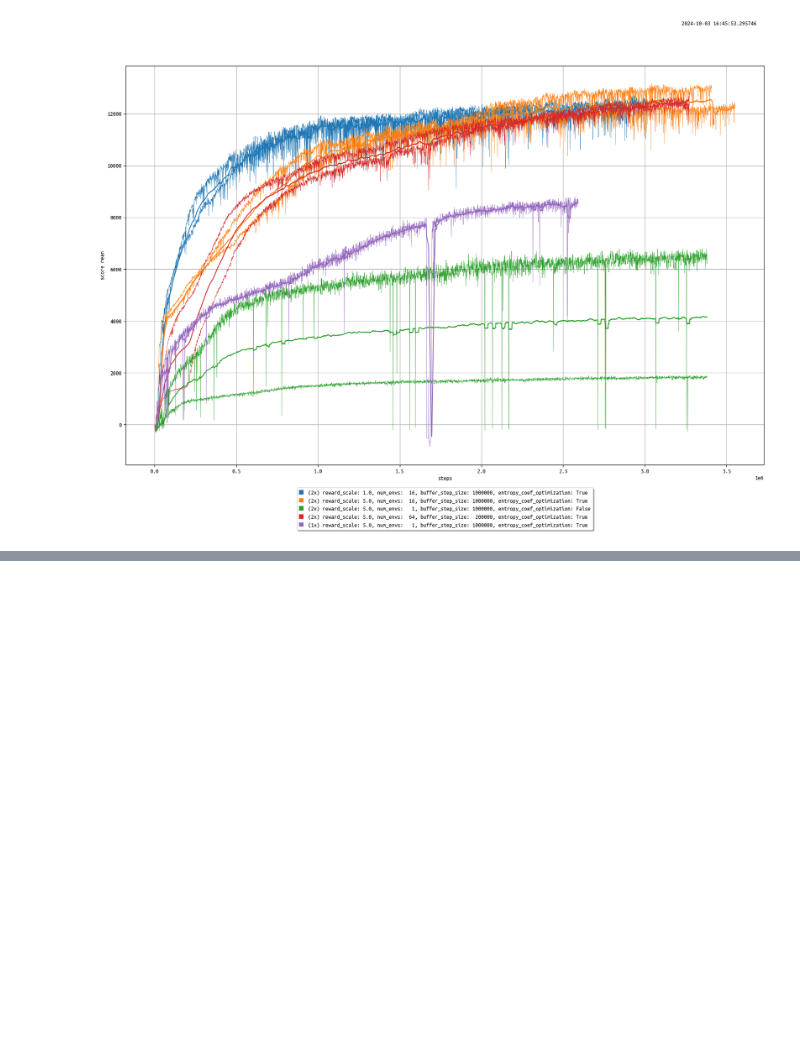
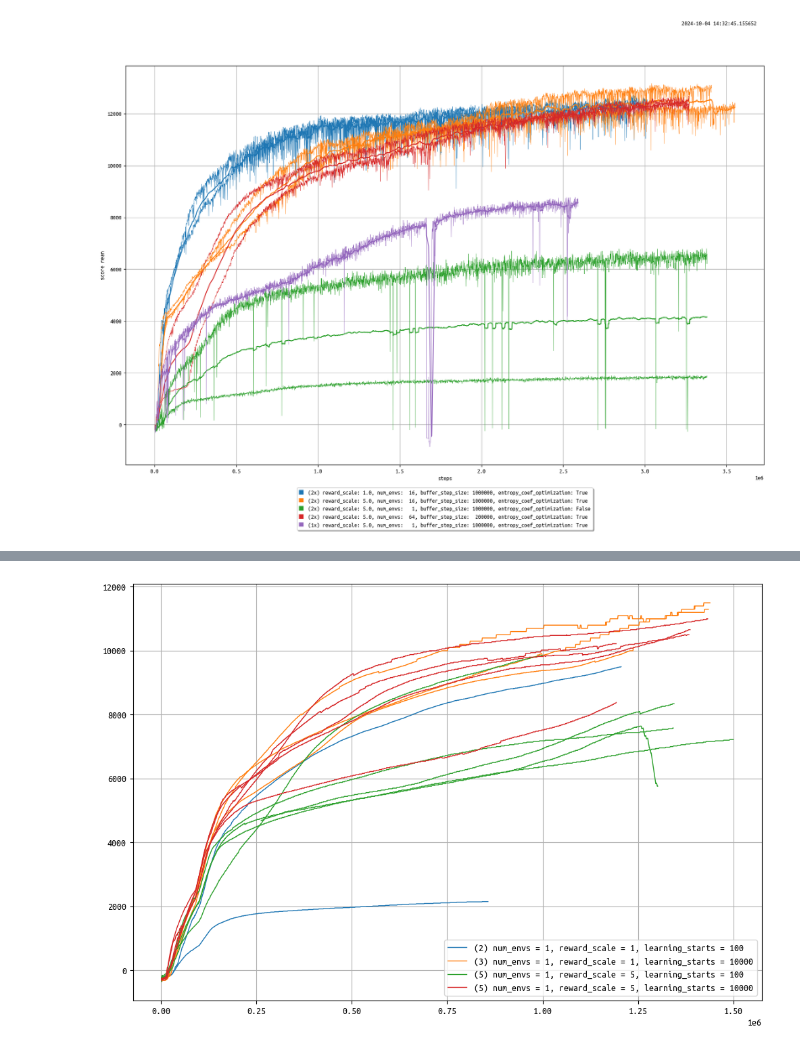
Before and after one commit to brn-dev/pytorch-repository, a Jupyter notebook: notebooks/analysis.ipynb, the cells around one changed output, grey strips where cells are left out. Cells and saved outputs as stored; diff of their text form; code cells hidden in the pictures; blank space fills up the shorter version.

```diff
--- a/notebooks/analysis.ipynb
+++ b/notebooks/analysis.ipynb
@@ -294,0 +295,89 @@ ax.legend(loc='lower right', fancybox=True)
+# %%
+from collections import defaultdict
+from matplotlib.lines import Line2D
+import re
+import matplotlib.pyplot as plt
+
+fig, ax = plt.subplots(figsize=(12, 8))
+line2d: Optional[Line2D] = None
+
+entries_by_label: defaultdict[str, list[list[dict]]] = defaultdict(lambda: [])
+
+for data_file in glob.glob('experiment_logs/HalfCheetah-v4/sac_sb3/*.txt'):
+
+    # Initialize variables
+    entries = []
+    current_entry = {}
+    in_entry = False
+
+    with open(data_file, 'r') as f:
+        for line in f:
+            line = line.strip()
+            if line.startswith('---'):
+                # Toggle the in_entry flag
+                if in_entry:
+                    # We're ending an entry
+                    entries.append(current_entry)
+                    current_entry = {}
+                in_entry = not in_entry
+            elif in_entry:
+                # We're inside an entry
+                if line.startswith('|'):
+                    # Remove leading and trailing '|', then split by '|'
+                    parts = [part.strip() for part in line.strip('|').split('|')]
+                    if len(parts) >= 2:
+                        key = parts[0]
+                        value = parts[1]
+                        if key == 'total_timesteps':
+                            current_entry['total_timesteps'] = int(value)
+                        if key == 'n_updates':
+                            current_entry['n_updates'] = int(value)
+                        elif key == 'ep_rew_mean':
+                            current_entry['ep_rew_mean'] = float(value)
+
+    # # Print the extracted data
+    # for idx, entry in enumerate(entries, start=1):
+    #     n_updates = entry.get('n_updates', 'N/A')
+    #     ep_rew_mean = entry.get('ep_rew_mean', 'N/A')
+    #     print(f"Entry {idx}: n_updates = {n_updates}, ep_rew_mean = {ep_rew_mean}")
+
+    label = f'num_envs = {16 if "envs=16" in data_file else 1}'
+
+    has_reward_scale = "reward_scale=5" in data_file
+    label += f', reward_scale = {5 if has_reward_scale else 1}'
+
+    label += f', learning_starts = {10000 if "learning_starts=10000" in data_file else 100}'
+
+    # label += f', seed = {None if "seed=594371" not in data_file else 594371}'
+
+    entries = [entry for entry in entries if 'n_updates' in entry and entry['n_updates'] < 1_500_000]
+
+    if 'envs=16' in data_file or 'seed' in data_file:
+        continue
+
+    entries_by_label[label].append(entries)
+
+
+for label, entries_list in sorted(entries_by_label.items(), key=lambda le: le[0]):
+    plot_kwargs = {
+        'linewidth': 0.99
+    }
+    line2d = ax.plot(
+        [entry['n_updates'] if 'n_updates' in entry else 0 for entry in entries_list[0]],
+        [entry['ep_rew_mean'] / (5 if 'reward_scale = 5' in label else 1) for entry in entries_list[0]],
+        label=f'({len(entries_list)}) {label}',
+        **plot_kwargs
+    )[0]
+    for entries in entries_list[1:]:
+        ax.plot(
+            [entry['n_updates'] if 'n_updates' in entry else 0 for entry in entries],
+            [entry['ep_rew_mean'] / (5 if 'reward_scale = 5' in label else 1) for entry in entries],
+            color=line2d.get_color(),
+            **plot_kwargs
+        )
+
+
+ax.set_xticks([_ * 250000 for _ in range(7)])
+ax.grid(True)
+ax.legend(loc='lower right', fancybox=True)
+# %% [output]
@@ -294,0 +385 @@ ax.legend(loc='lower right', fancybox=True)
+[figure, added]
```
Also changed, not shown: parts of 4 cells of this notebook, 16 other files.
